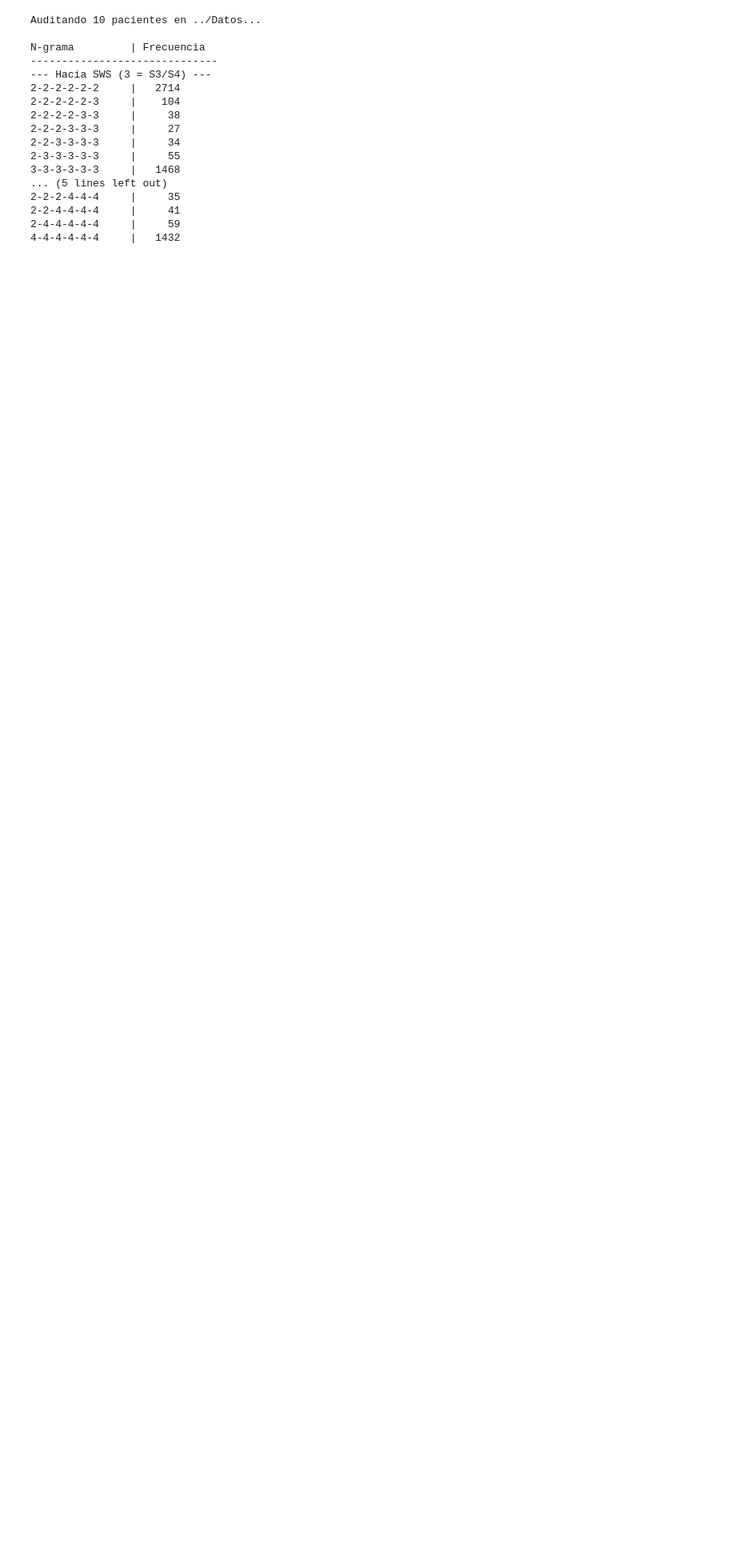
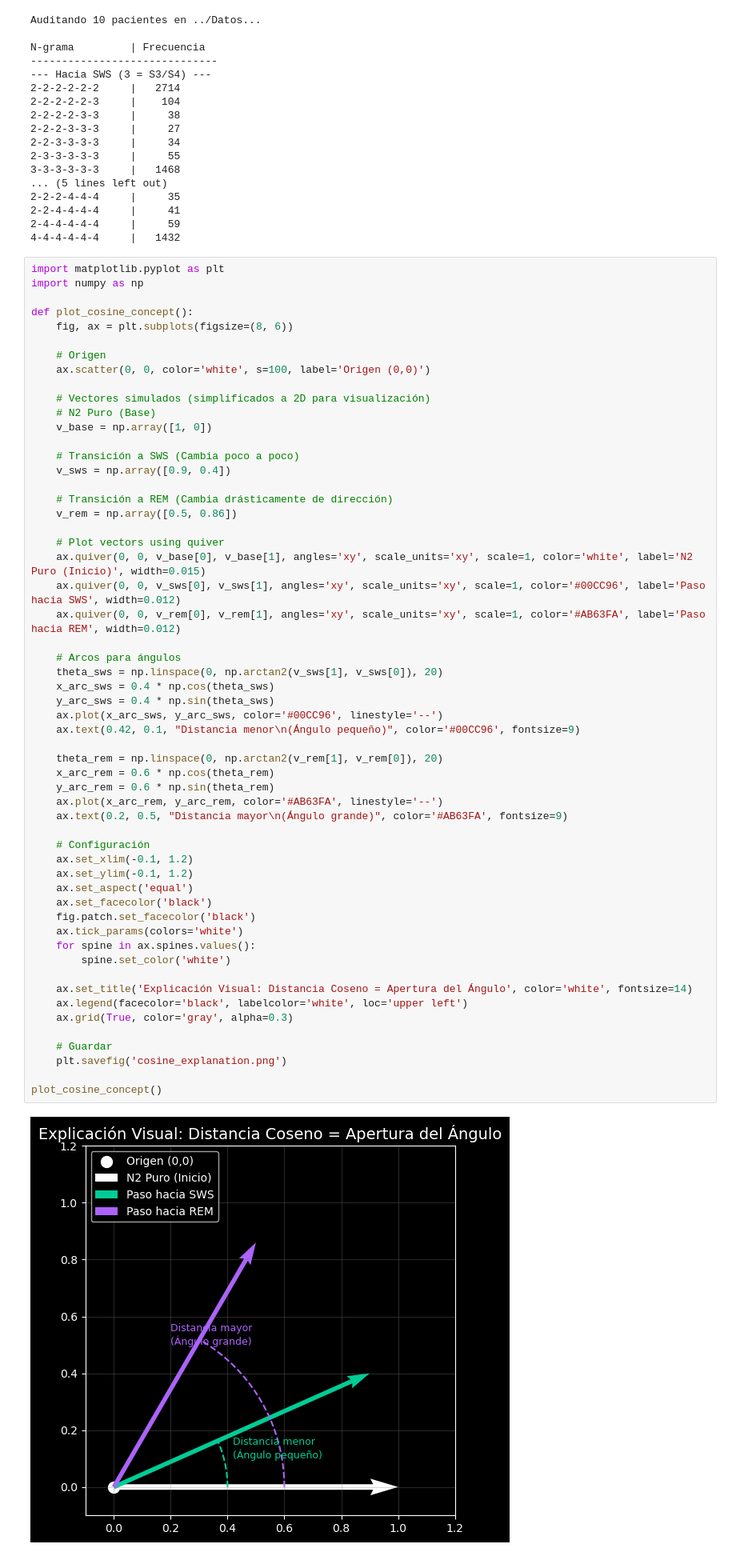
Before and after one commit to luisjosuecortes/Sue-o, a Jupyter notebook: Notebooks/ventanasDeslizantes.ipynb, the cells around one changed output. Shown: that part at 80% size. Drawn from its saved outputs; the diff is of its cells as text; blank space fills up the shorter version.

```diff
--- a/Notebooks/ventanasDeslizantes.ipynb
+++ b/Notebooks/ventanasDeslizantes.ipynb
@@ -753,3 +790,61 @@ N-grama         | Frecuencia
 2-2-4-4-4-4     |     41
 2-4-4-4-4-4     |     59
 4-4-4-4-4-4     |   1432
+# %%
+import matplotlib.pyplot as plt
+import numpy as np
+
+def plot_cosine_concept():
+    fig, ax = plt.subplots(figsize=(8, 6))
+
+    # Origen
+    ax.scatter(0, 0, color='white', s=100, label='Origen (0,0)')
+
+    # Vectores simulados (simplificados a 2D para visualización)
+    # N2 Puro (Base)
+    v_base = np.array([1, 0])
+
+    # Transición a SWS (Cambia poco a poco)
+    v_sws = np.array([0.9, 0.4])
+
+    # Transición a REM (Cambia drásticamente de dirección)
+    v_rem = np.array([0.5, 0.86])
+
+    # Plot vectors using quiver
+    ax.quiver(0, 0, v_base[0], v_base[1], angles='xy', scale_units='xy', scale=1, color='white', label='N2 Puro (Inicio)', width=0.015)
+    ax.quiver(0, 0, v_sws[0], v_sws[1], angles='xy', scale_units='xy', scale=1, color='#00CC96', label='Paso hacia SWS', width=0.012)
+    ax.quiver(0, 0, v_rem[0], v_rem[1], angles='xy', scale_units='xy', scale=1, color='#AB63FA', label='Paso hacia REM', width=0.012)
+
+    # Arcos para ángulos
+    theta_sws = np.linspace(0, np.arctan2(v_sws[1], v_sws[0]), 20)
+    x_arc_sws = 0.4 * np.cos(theta_sws)
+    y_arc_sws = 0.4 * np.sin(theta_sws)
+    ax.plot(x_arc_sws, y_arc_sws, color='#00CC96', linestyle='--')
+    ax.text(0.42, 0.1, "Distancia menor\n(Ángulo pequeño)", color='#00CC96', fontsize=9)
+
+    theta_rem = np.linspace(0, np.arctan2(v_rem[1], v_rem[0]), 20)
+    x_arc_rem = 0.6 * np.cos(theta_rem)
+    y_arc_rem = 0.6 * np.sin(theta_rem)
+    ax.plot(x_arc_rem, y_arc_rem, color='#AB63FA', linestyle='--')
+    ax.text(0.2, 0.5, "Distancia mayor\n(Ángulo grande)", color='#AB63FA', fontsize=9)
+
+    # Configuración
+    ax.set_xlim(-0.1, 1.2)
+    ax.set_ylim(-0.1, 1.2)
+    ax.set_aspect('equal')
+    ax.set_facecolor('black')
+    fig.patch.set_facecolor('black')
+    ax.tick_params(colors='white')
+    for spine in ax.spines.values():
+        spine.set_color('white')
+
+    ax.set_title('Explicación Visual: Distancia Coseno = Apertura del Ángulo', color='white', fontsize=14)
+    ax.legend(facecolor='black', labelcolor='white', loc='upper left')
+    ax.grid(True, color='gray', alpha=0.3)
+
+    # Guardar
+    plt.savefig('cosine_explanation.png')
+
+plot_cosine_concept()
+# %% [output]
+[figure, added]
```
Also changed, not shown: parts of 3 cells of this notebook, 10 other files.
